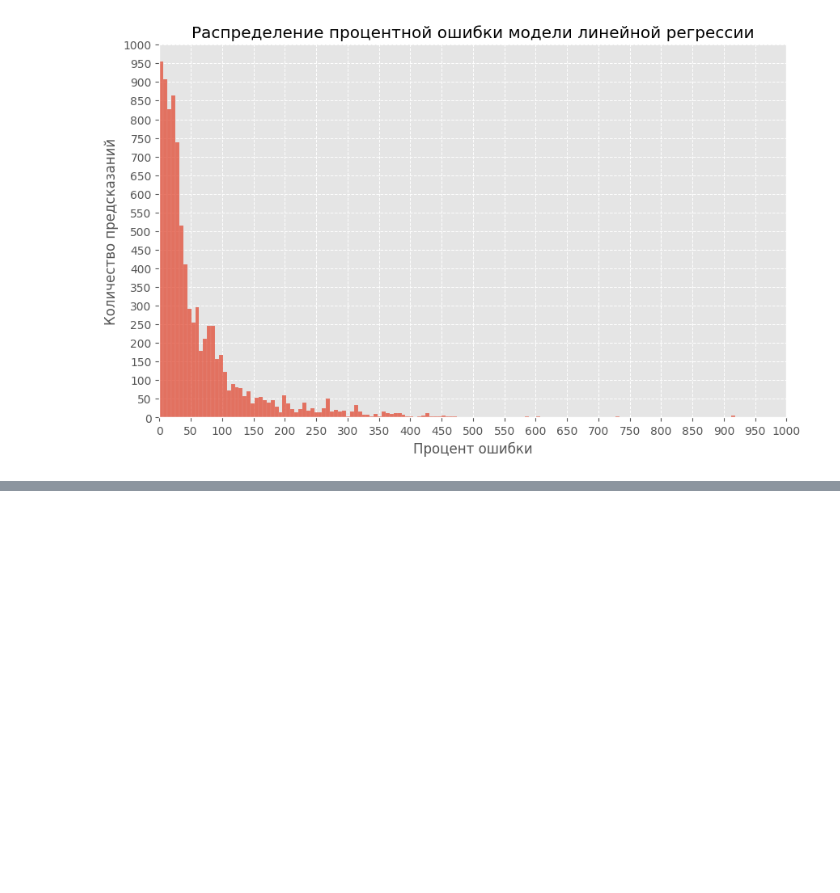
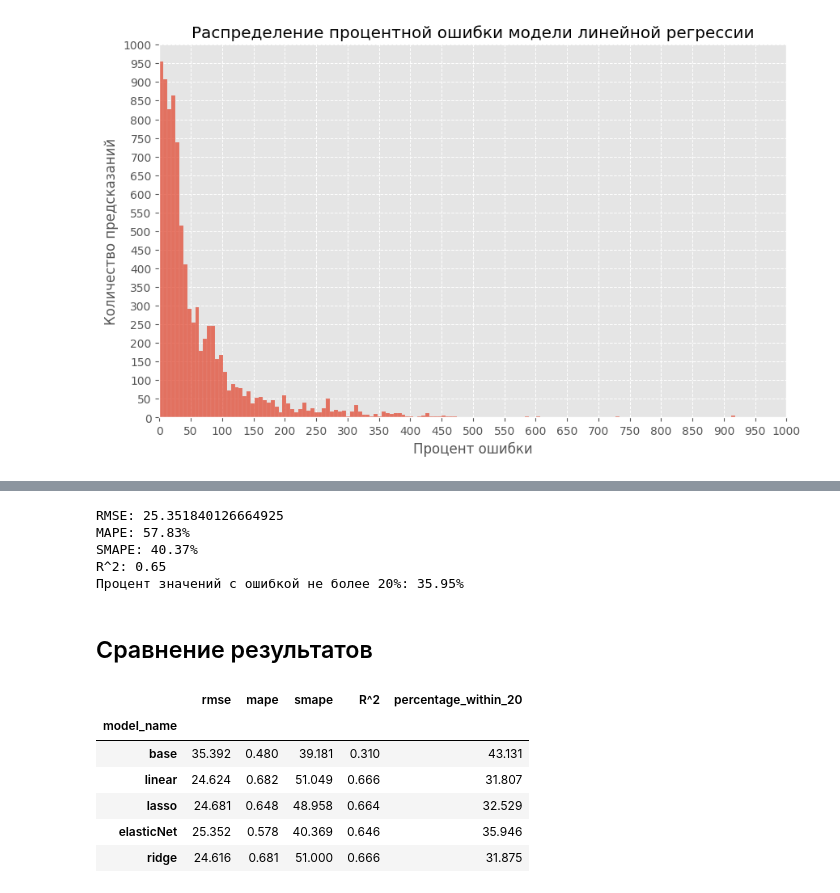
Before and after one commit to MikhailBuimov/laser_cutting, a Jupyter notebook: notebooks/laser_cutting_MODEL.ipynb, the cells around one changed output, grey strips where cells are left out. Saved outputs shown, nothing was run; the diff lists cells and outputs as text; code cells hidden in the pictures; blank space fills up the shorter version.

```diff
--- a/notebooks/laser_cutting_MODEL.ipynb
+++ b/notebooks/laser_cutting_MODEL.ipynb
@@ -444,0 +444,45 @@ plt.show()
+# %%
+elasticnet_reg = ElasticNet(alpha=0.2, l1_ratio=0.7)
+elasticnet_reg.fit(X, y)
+y_elasticnet_exp1_predict = elasticnet_reg.predict(exp1_X_test[cols])
+compare['y_elasticnet_exp1_predict'] = y_elasticnet_exp1_predict
+# %%
+elasticnet_metrics = get_and_print_metrics(y_elasticnet_exp1_predict, exp1_y_test)
+# %% [output]
+RMSE: 25.351840126664925
+MAPE: 57.83%
+SMAPE: 40.37%
+R^2: 0.65
+Процент значений с ошибкой не более 20%: 35.95%
+# %% [markdown]
+## Сравнение результатов
+# %%
+base_metrics['model_name'] = 'base'
+linear_metrics['model_name'] = 'linear'
+lasso_metrics['model_name'] = 'lasso'
+elasticnet_metrics['model_name'] = 'elasticNet'
+ridge_metrics['model_name'] = 'ridge'
+# %%
+metrics_dicts = [
+    base_metrics,
+    linear_metrics,
+    lasso_metrics,
+    elasticnet_metrics,
+    ridge_metrics
+]
+# %%
+# Создаем DataFrame из списка словарей
+compare_metrics = pd.DataFrame(metrics_dicts)
+
+# Переименуем столбец 'model_name' в индекс DataFrame
+compare_metrics.set_index('model_name', inplace=True)
+
+compare_metrics
+# %% [output]
+|  | rmse | mape | smape | R^2 | percentage_within_20 |
+| model_name |  |  |  |  |  |
+| base | 35.392 | 0.480 | 39.181 | 0.310 | 43.131 |
+| linear | 24.624 | 0.682 | 51.049 | 0.666 | 31.807 |
+| lasso | 24.681 | 0.648 | 48.958 | 0.664 | 32.529 |
+| elasticNet | 25.352 | 0.578 | 40.369 | 0.646 | 35.946 |
+| ridge | 24.616 | 0.681 | 51.000 | 0.666 | 31.875 |
```
Also changed, not shown: parts of 13 cells of this notebook, 1 other file.
